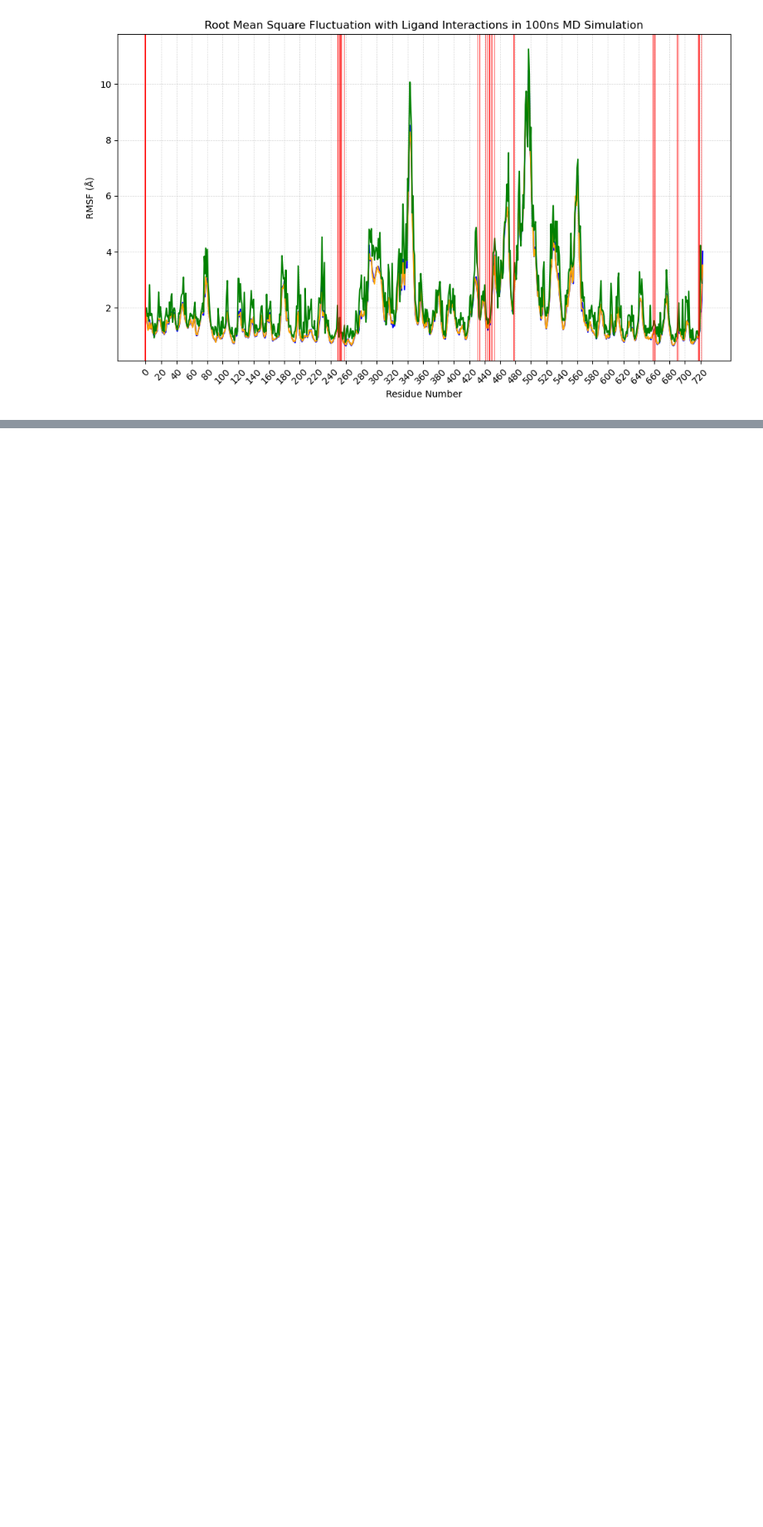
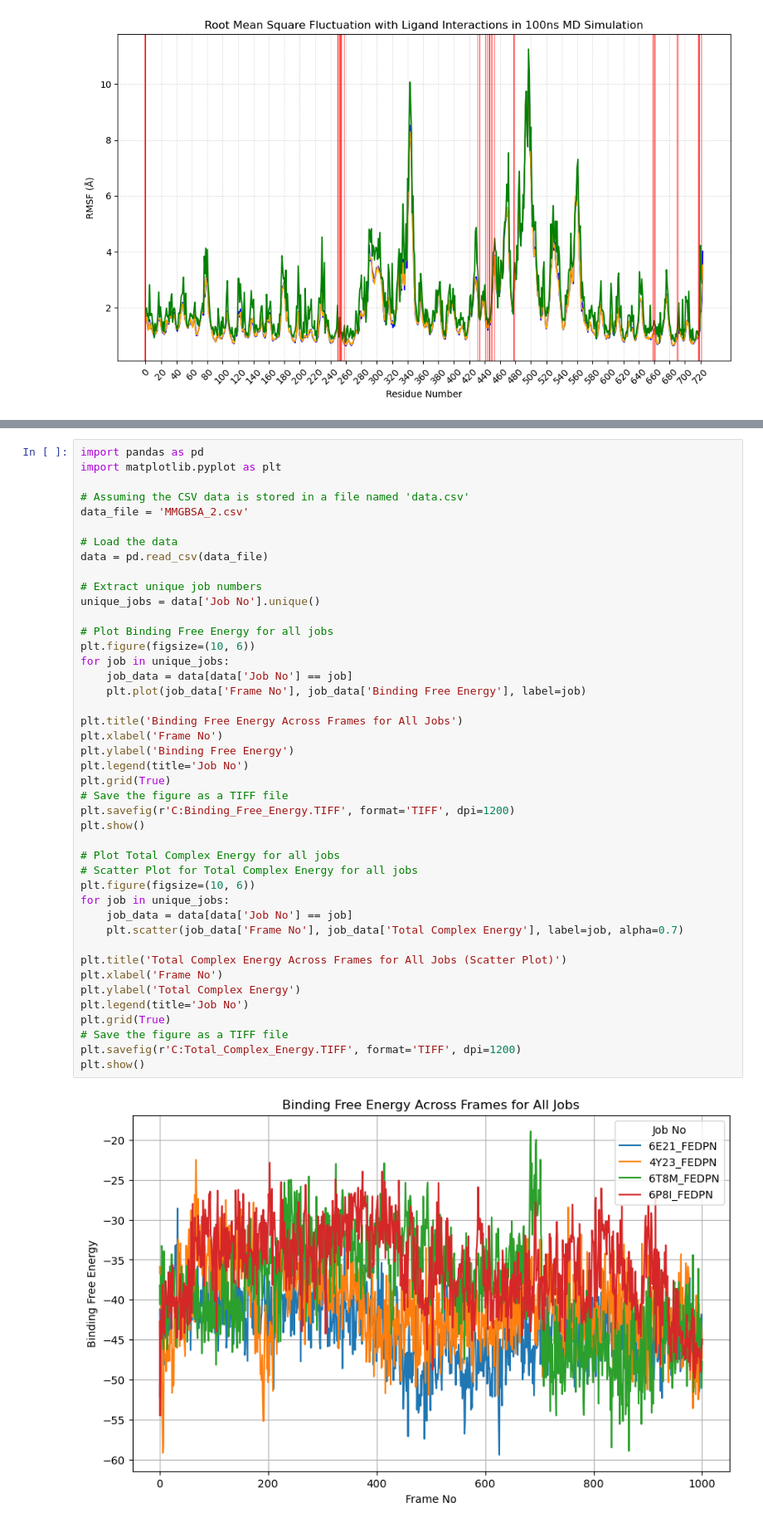
Before and after one commit to ShabanAhmad/ChEMBL_LungCancer-BioAssays, a Jupyter notebook: ChEMBL_Codes.ipynb, the cells around one changed output, grey strips where cells are left out. Shown at 83% size. Cells and saved outputs as stored; diff of their text form; blank space fills up the shorter version.

```diff
--- a/ChEMBL_Codes.ipynb
+++ b/ChEMBL_Codes.ipynb
@@ -626,0 +629,45 @@ plt.show()
+# %%
+import pandas as pd
+import matplotlib.pyplot as plt
+
+# Assuming the CSV data is stored in a file named 'data.csv'
+data_file = 'MMGBSA_2.csv'
+
+# Load the data
+data = pd.read_csv(data_file)
+
+# Extract unique job numbers
+unique_jobs = data['Job No'].unique()
+
+# Plot Binding Free Energy for all jobs
+plt.figure(figsize=(10, 6))
+for job in unique_jobs:
+    job_data = data[data['Job No'] == job]
+    plt.plot(job_data['Frame No'], job_data['Binding Free Energy'], label=job)
+
+plt.title('Binding Free Energy Across Frames for All Jobs')
+plt.xlabel('Frame No')
+plt.ylabel('Binding Free Energy')
+plt.legend(title='Job No')
+plt.grid(True)
+# Save the figure as a TIFF file
+plt.savefig(r'C:Binding_Free_Energy.TIFF', format='TIFF', dpi=1200)
+plt.show()
+
+# Plot Total Complex Energy for all jobs
+# Scatter Plot for Total Complex Energy for all jobs
+plt.figure(figsize=(10, 6))
+for job in unique_jobs:
+    job_data = data[data['Job No'] == job]
+    plt.scatter(job_data['Frame No'], job_data['Total Complex Energy'], label=job, alpha=0.7)
+
+plt.title('Total Complex Energy Across Frames for All Jobs (Scatter Plot)')
+plt.xlabel('Frame No')
+plt.ylabel('Total Complex Energy')
+plt.legend(title='Job No')
+plt.grid(True)
+# Save the figure as a TIFF file
+plt.savefig(r'C:Total_Complex_Energy.TIFF', format='TIFF', dpi=1200)
+plt.show()
+# %% [output]
+[figure, added]
```
Also changed, not shown: parts of 2 cells of this notebook.
